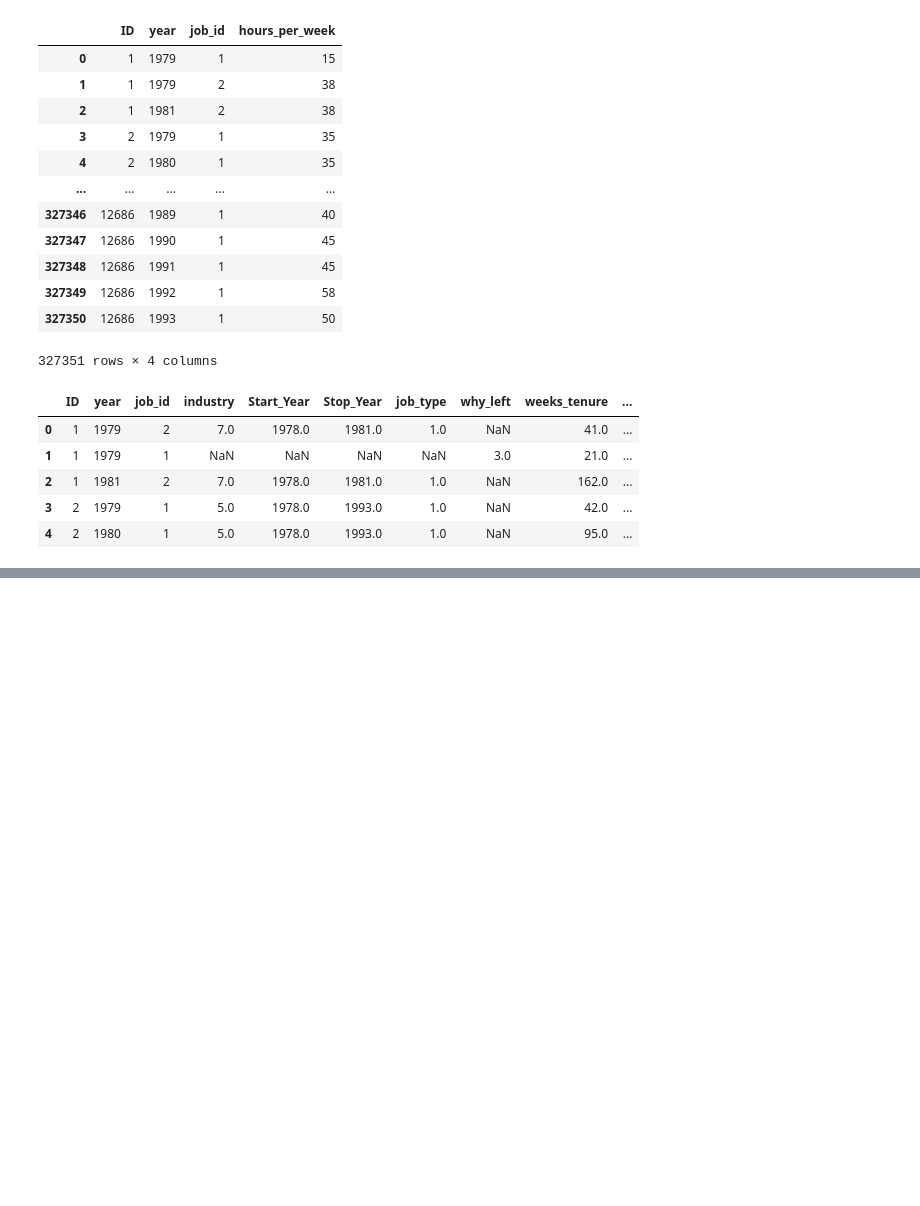
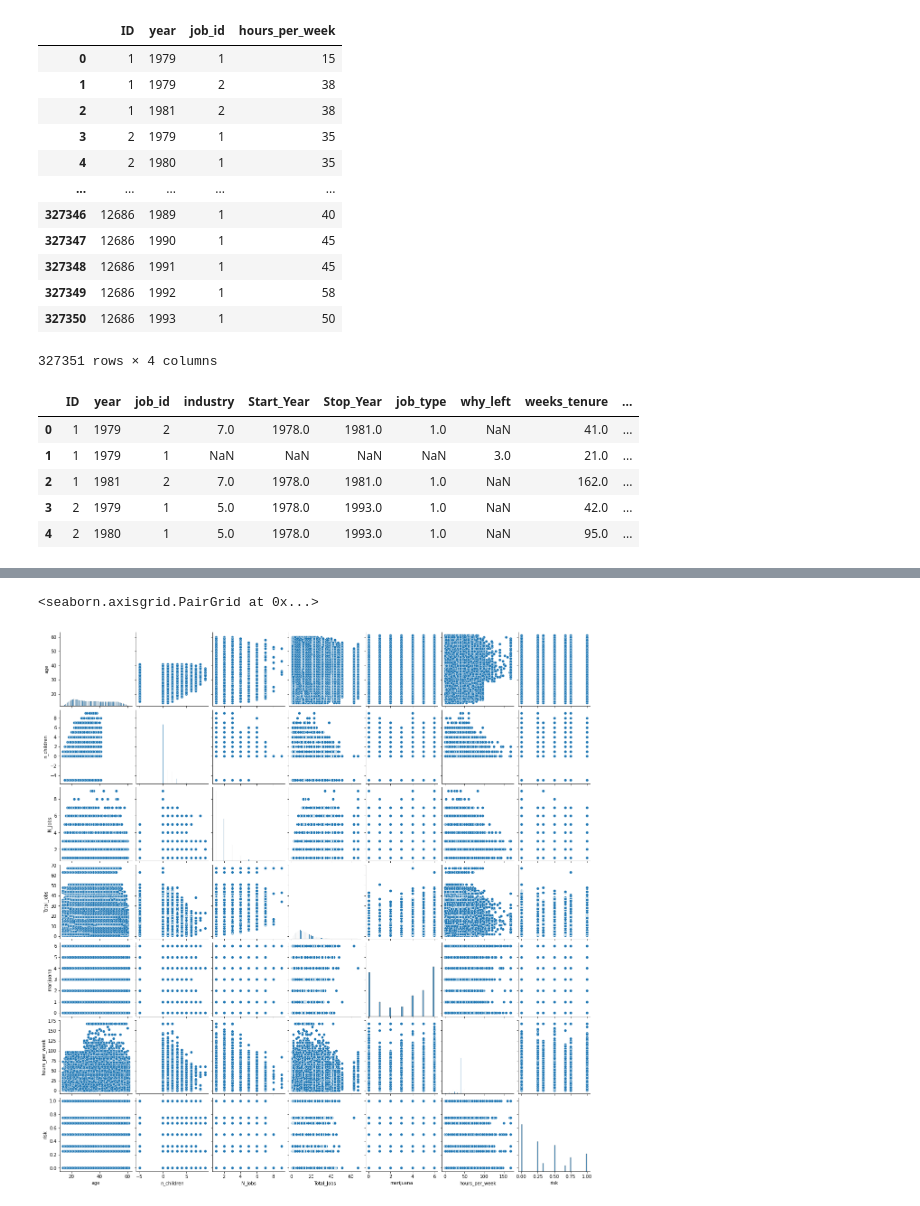
Before and after one commit to yifan6210/DS4A_Capstone, a Jupyter notebook: Project.ipynb, the cells around one changed output, grey strips where cells are left out. Drawn from its saved outputs; the diff is of its cells as text; code cells hidden in the pictures; blank space fills up the shorter version.

Commit message:
with model

```diff
--- a/Project.ipynb
+++ b/Project.ipynb
@@ -69,6 +71,7 @@ why_left_clean = pd.read_csv("why_left_clean.csv", dtype = "int64")
 cleaned_tenure = pd.read_csv("cleaned_tenure.csv", dtype = "int64")
 hourly_payrate = pd.read_csv("hourly_payrate.csv", dtype = "int64")
 hours_per_week = pd.read_csv("hours_per_week.csv", dtype = "int64")
+hourly_payrate_revised = pd.read_csv("hourly_payrate_revised.csv", dtype = "int64")
 
 Jobs_Data = pd.read_csv("Jobs_Data.csv", dtype = "int64")
 # %%
@@ -90,7 +93,7 @@ hours_per_week
 # %%
 df_em = pd.merge(industry_clean, Job_History, on=['ID', 'year', "job_id"] , how='outer')
 
-for i in (job_type_clean, why_left_clean, cleaned_tenure, hourly_payrate, hours_per_week):
+for i in (job_type_clean, why_left_clean, cleaned_tenure, hours_per_week, hourly_payrate_revised):
     df_em = pd.merge(df_em, i, on=['ID', 'year', "job_id"] , how='outer')
 
 df_em = pd.merge(df_em, Jobs_Data, on=['ID', 'year'] , how='outer')
@@ -147,0 +144,2 @@ df
+# %%
+df["industry"][df["industry"] < 0] = np.NaN
@@ -167,0 +215,7 @@ memory usage: 234.0 MB
+# %%
+# hourly_payrate is y
+# continuous variables: age, n_children, N_Jobs, Total_Jobs, weeks_tenure, marijuana, hours_per_week, risk
+# categorical variables: marrital_status, Switch_Job_1, sex, industry
+model_df = df[["ID", "age", "marrital_status", "n_children", "Switch_Job_1", "N_Jobs",
+     "hourly_payrate", "hours_per_week", "risk", "marijuana", "sex", "weeks_tenure"]]
+model_df.head(5)
@@ -167,0 +229,5 @@ memory usage: 234.0 MB
+# %%
+sn.pairplot(model_df[["age", "n_children", "N_Jobs", "Total_Jobs", "marijuana", "hours_per_week", "risk"]])
+# %% [output]
+<seaborn.axisgrid.PairGrid at 0x...>
+[figure, added]
```
Also changed, not shown: parts of 25 cells of this notebook.
